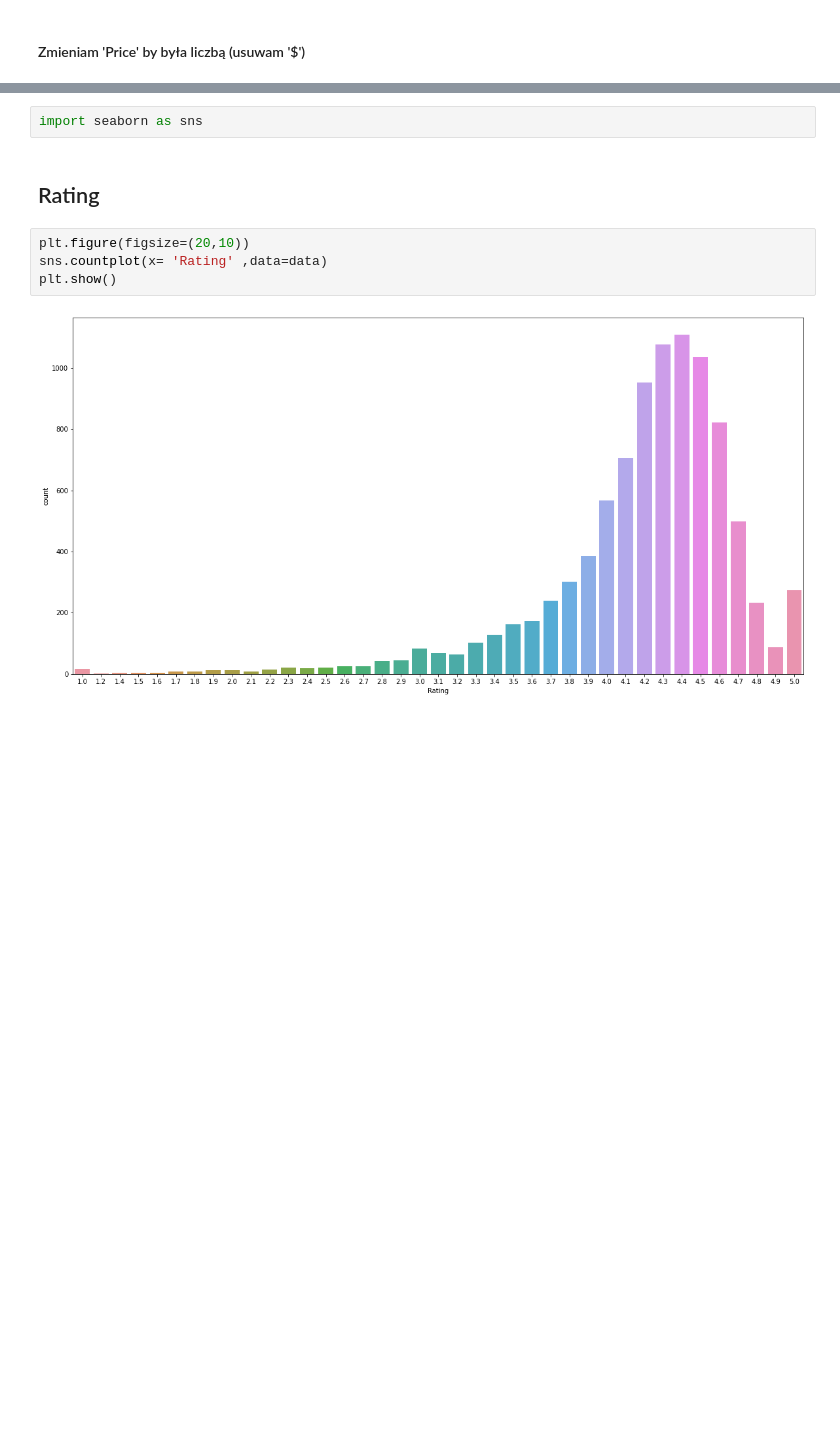
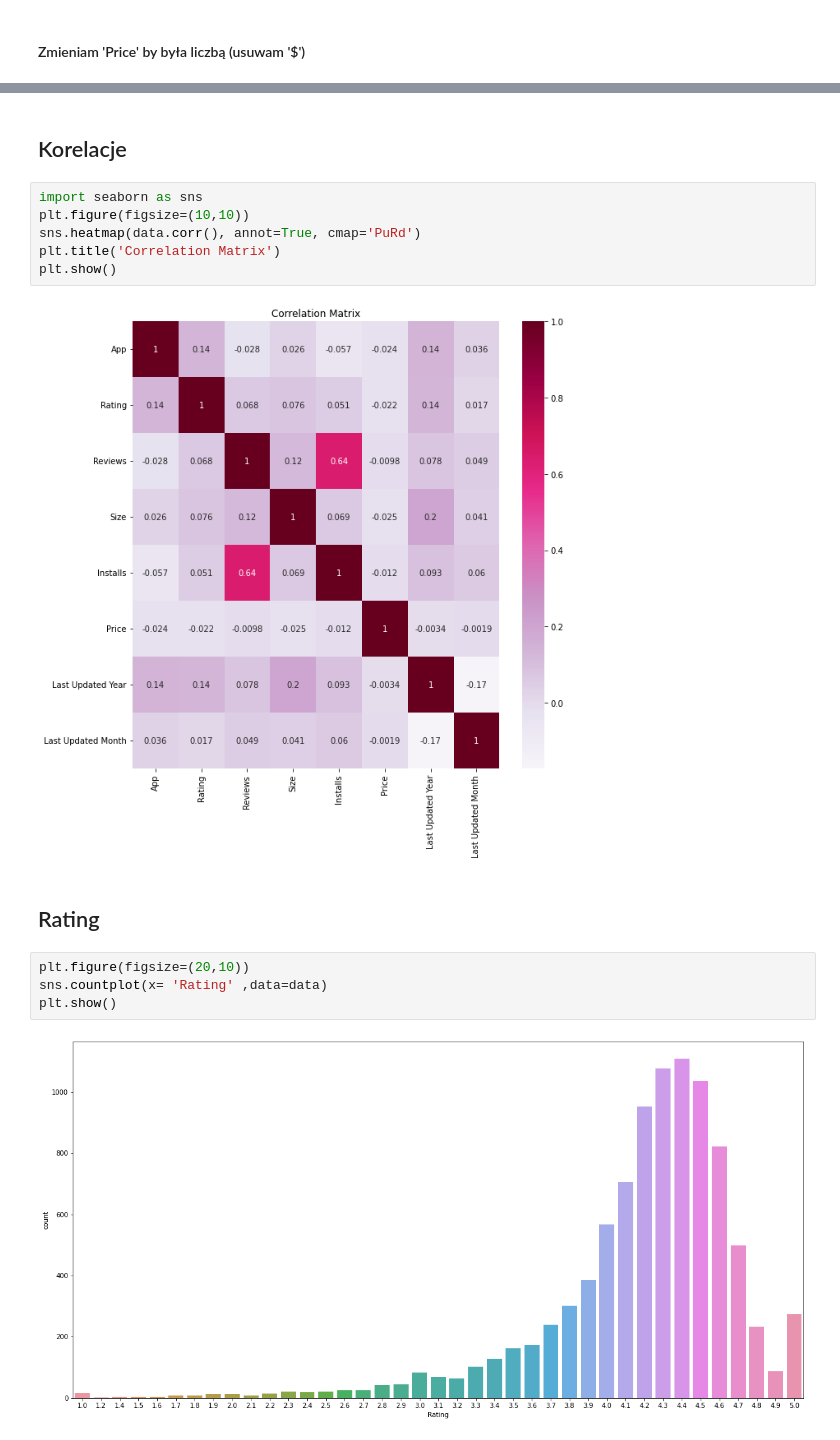
Before and after one commit to KSob01/Projekt-PSI, a Jupyter notebook: GOOGLE STORE.ipynb, the cells around one changed output, grey strips where cells are left out. Saved outputs shown, nothing was run; the diff lists cells and outputs as text; blank space fills up the shorter version.

```diff
--- a/GOOGLE STORE.ipynb
+++ b/GOOGLE STORE.ipynb
@@ -137,5 +157,13 @@ memory usage: 916.3+ KB
-# %%
-import seaborn as sns
+# %% [markdown]
+## Korelacje
+# %%
+import seaborn as sns
+plt.figure(figsize=(10,10))
+sns.heatmap(data.corr(), annot=True, cmap='PuRd')
+plt.title('Correlation Matrix')
+plt.show()
+# %% [output]
+[figure, added]
 # %% [markdown]
 ## Rating
 # %%
```
Also changed, not shown: parts of 46 cells of this notebook.
